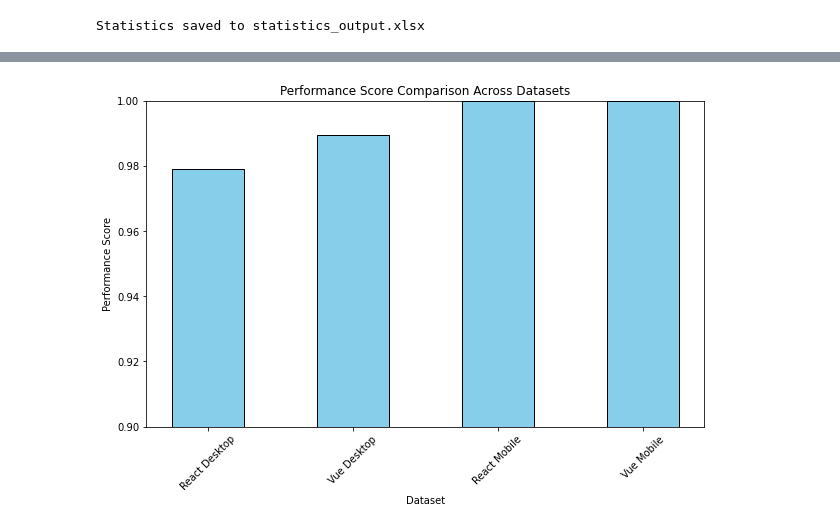
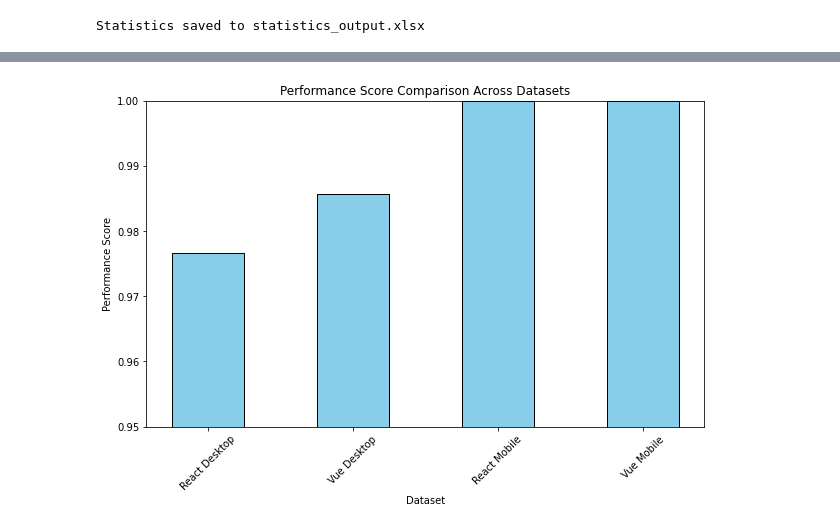
Before and after one commit to KoltaG/thesis-metrics, a Jupyter notebook: lighthouse-evaulate/lighthouse-evaluation.ipynb, the cells around one changed output, grey strips where cells are left out. Saved outputs shown, nothing was run; the diff lists cells and outputs as text; code cells hidden in the pictures.

Commit message:
Fix test, use better values (numeric)

```diff
--- a/lighthouse-evaulate/lighthouse-evaluation.ipynb
+++ b/lighthouse-evaulate/lighthouse-evaluation.ipynb
@@ -105,10 +101,0 @@ outliers["react_desktop"]["metrics.firstContentfulPaint"]
-# %%
-
-# Plotting boxplots for each dataset
-for name, df in dataframes.items():
-    plt.figure(figsize=(12, 6))
-    df.boxplot(column=[col for col in df.columns if "metrics" in col])
-    plt.title(f"Boxplot for {name}")
-    plt.ylabel("Normalized Value")
-    plt.xticks(rotation=45)
-    plt.show()
@@ -233,9 +185,0 @@ dataframes_no_outliers_normalized = {name: normalize_metrics(df.copy()) for name
-# %%
-# Boxplot for the normalized dataframes without outliers
-for name, df in dataframes_no_outliers_normalized.items():
-    plt.figure(figsize=(12, 6))
-    df.boxplot(column=[col for col in df.columns if "metrics" in col])
-    plt.title(f"Boxplot for {name} without outliers")
-    plt.ylabel("Normalized Value")
-    plt.xticks(rotation=45)
-    plt.show()
@@ -255,0 +186,18 @@ dataframes_no_outliers["vue_desktop"].head()
+# %%
+output_file_with_outliers = "excel/dataframes_with_outliers_marked.xlsx"
+
+def mark_outliers(df, outliers):
+    df['is_outlier'] = False
+    for metric, outlier_df in outliers.items():
+        if not outlier_df.empty:
+            df.loc[outlier_df.index, 'is_outlier'] = True
+
+    return df
+
+dataframes_with_outliers_marked = {name: mark_outliers(df.copy(), outliers[name]) for name, df in dataframes.items()}
+
+with pd.ExcelWriter(output_file_with_outliers) as writer:
+    for dataset_name, df in dataframes_with_outliers_marked.items():
+        df.to_excel(writer, sheet_name=dataset_name, index=True)
+
+print(f"Dataframes with outliers marked saved to {output_file_with_outliers}")
@@ -260,7 +210,7 @@ def get_statistics(df):
     stats = df.describe().loc[["mean", "50%", "std"]].rename(index={"50%": "median"})
     return stats
 
-statistics = {name: get_statistics(df) for name, df in dataframes_no_outliers.items()}
+statistics = {name: get_statistics(df) for name, df in dataframes.items()}
 # %%
 statistics["react_desktop"]
 # %% [output]
@@ -366,32 +338,32 @@ plot_grouped_bar(metrics_to_compare, statistics, 'All Datasets - Performance Met
 # %%
 import matplotlib.pyplot as plt
 import numpy as np
 
 def plot_performance_comparison(datasets, title):
     labels = list(datasets.keys())
     performance_scores = [df.loc['mean', 'performance'] for df in datasets.values()]
 
     x = np.arange(len(labels))
 
     fig, ax = plt.subplots(figsize=(10, 6))
     ax.bar(x, performance_scores, width=0.5, color='skyblue', edgecolor='black')
 
     ax.set_xlabel('Dataset')
     ax.set_ylabel('Performance Score')
     ax.set_title(title)
     ax.set_xticks(x)
     ax.set_xticklabels(labels, rotation=45)
 
-    ax.set_ylim(0.9, 1)
+    ax.set_ylim(0.95, 1)
 
     plt.show()
 
 
 plot_performance_comparison({
     'React Desktop': statistics['react_desktop'],
     'Vue Desktop': statistics['vue_desktop'],
     'React Mobile': statistics['react_mobile'],
     'Vue Mobile': statistics['vue_mobile']
 }, 'Performance Score Comparison Across Datasets')
 # %% [output]
-[figure, old version]
+[figure, new version]
```
Also changed, not shown: parts of 22 cells of this notebook, 3 other files.
